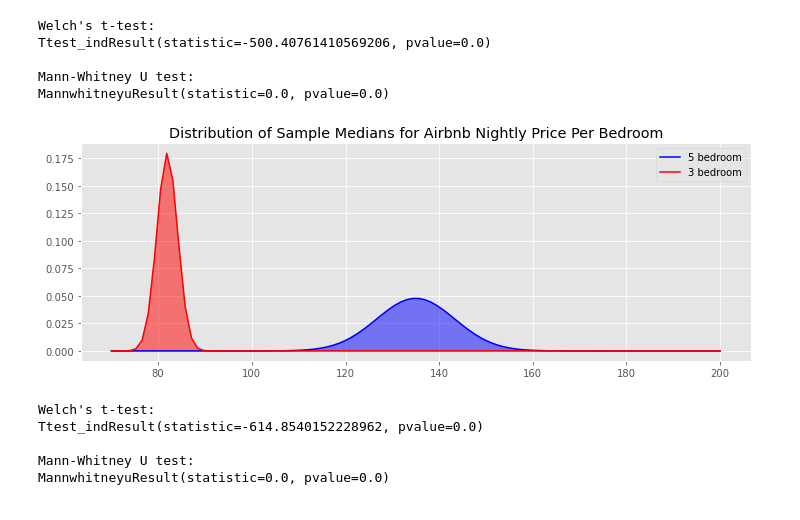
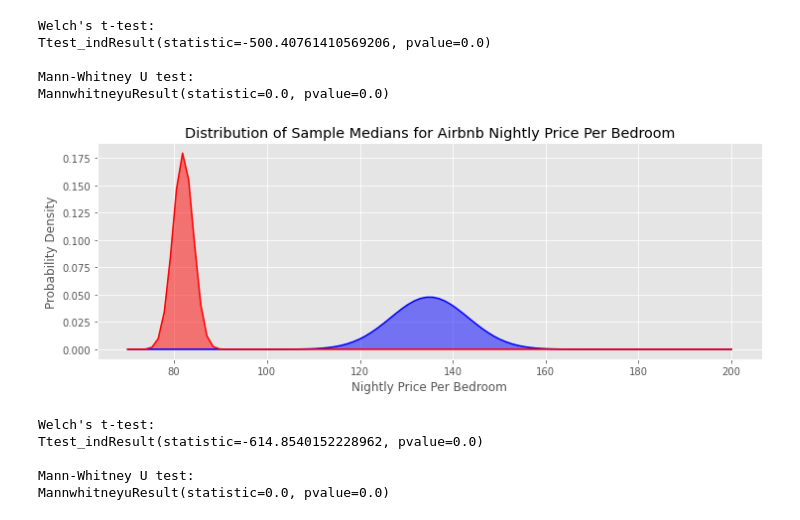
Before and after one commit to randallb15/Real-Estate-Analysis, a Jupyter notebook: StatisticalAnalysis.ipynb, the cells around one changed output. Drawn from its saved outputs; the diff is of its cells as text; code cells hidden in the pictures.

```diff
--- a/StatisticalAnalysis.ipynb
+++ b/StatisticalAnalysis.ipynb
@@ -238,33 +241,35 @@ MannwhitneyuResult(statistic=0.0, pvalue=0.0)
 # %%
 # Creating a plot
 fig,ax = plt.subplots(figsize=(12,4))
 
 # Creating normal distributions for sample means and sample mean standard deviations.
 # So these are the sampling distributions for the sample mean.
 threebed = stats.norm(Austin3dfmedians.mean(), Austin3dfmedians.std())
 fivebed = stats.norm(Austin5dfmedians.mean(), Austin5dfmedians.std())
 
 # Creating a new array to use for x-axis.
 support = np.linspace(70, 200, 100)
 
 # call the probability density functions for each of the points on the x axis.
 fivebed_pdf = fivebed.pdf(support)
 threebed_pdf = threebed.pdf(support)
 
 # Plot the density functions we just created and filling with color to show overlap.
 # alpha here is transparency.
 ax.plot(support, fivebed_pdf, color='blue', label='5 bedroom')
 ax.fill(support, fivebed_pdf, color='blue', alpha=0.5)
 ax.plot(support, threebed_pdf, color='red', label='3 bedroom')
 ax.fill(support, threebed_pdf, color='red', alpha=0.5)
 
 # Legend - shows comparison between 1 bedroom and 3 bedroom.
 # It draws from the 'label' argument in the plotting function.
 # Also add a plot title.
-ax.legend()
+ax.set_xlabel('Nightly Price Per Bedroom')
+ax.set_ylabel('Probability Density')
 ax.set_title("Distribution of Sample Medians for Airbnb Nightly Price Per Bedroom");
+plt.savefig('img/3vs5bedroom.png')
 # %% [output]
-[figure, old version]
+[figure, new version]
 # %%
 # ttest in scipy is two sided.
 print("Welch's t-test:")
```
Also changed, not shown: parts of 2 cells of this notebook, 4 other files.
